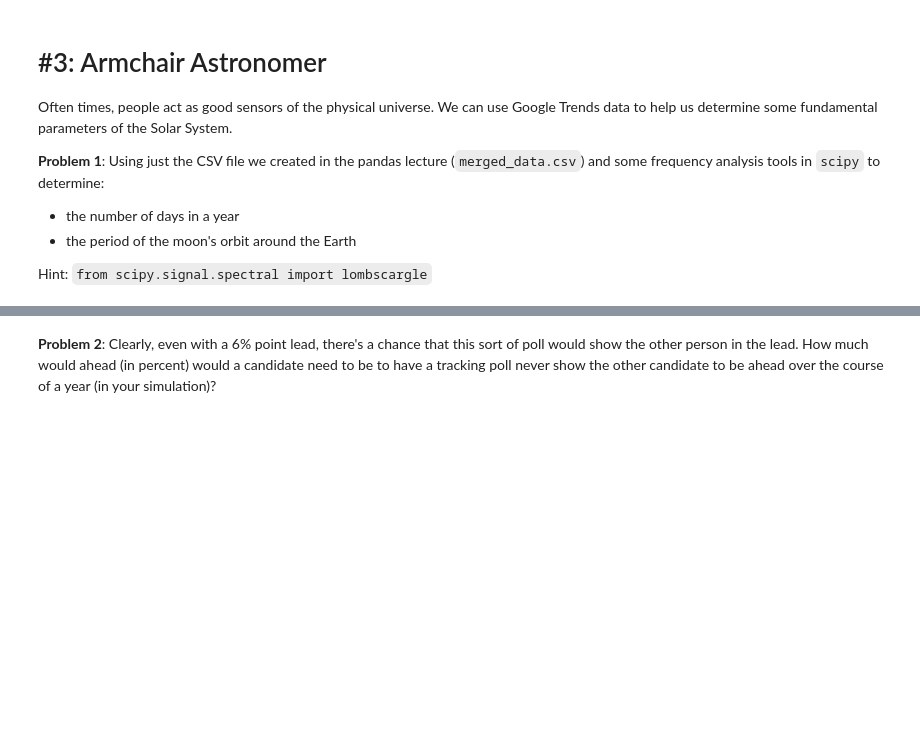
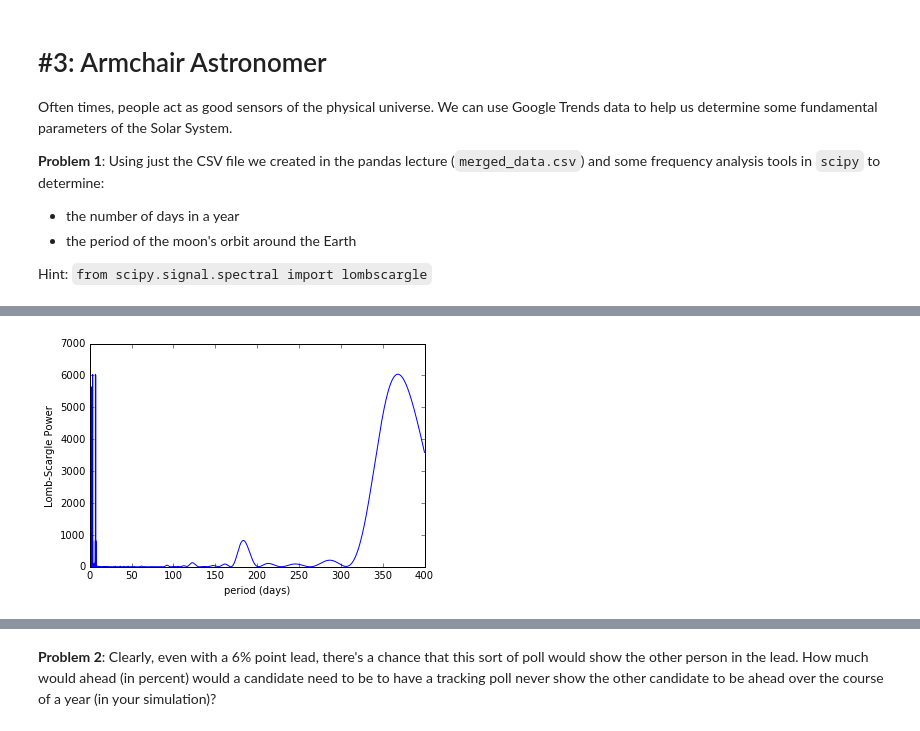
Before and after one commit to irinaene/py-ay250-hw, a Jupyter notebook: hw_1/hw_1_assignment.ipynb, the cells around one changed output, grey strips where cells are left out. Saved outputs shown, nothing was run; the diff lists cells and outputs as text; code cells hidden in the pictures; blank space fills up the shorter version.

```diff
--- a/hw_1/hw_1_assignment.ipynb
+++ b/hw_1/hw_1_assignment.ipynb
@@ -500,3 +509,22 @@ Hint: `from scipy.signal.spectral import lombscargle`
+# %%
+# Choose a period grid
+periods = np.linspace(1, 400, 100000)
+ang_freqs = 2 * np.pi / periods
+
+# compute the (unnormalized) periodogram
+# note pre-centering of y values!
+power = lombscargle(data['time'].values,data['ice cream'].values-np.mean(data['ice cream'].values), ang_freqs)
+
+# normalize the power
+N = len(data['time'].values)
+
+# plot the results
+fig, ax = plt.subplots()
+#ax.plot(periods, np.sqrt(4*(power/N)))
+ax.plot(periods, power)
+ax.set(xlabel='period (days)', ylabel='Lomb-Scargle Power');
+# %% [output]
+[figure, added]
 # %% [markdown]
 # #4: Reproducing some insights about the Election
 
```
Also changed, not shown: parts of 18 cells of this notebook.
